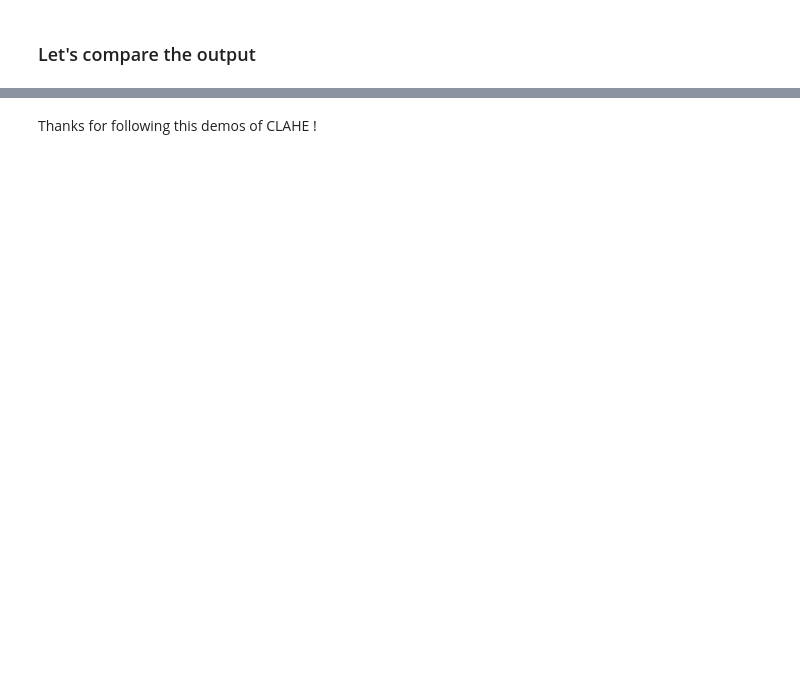
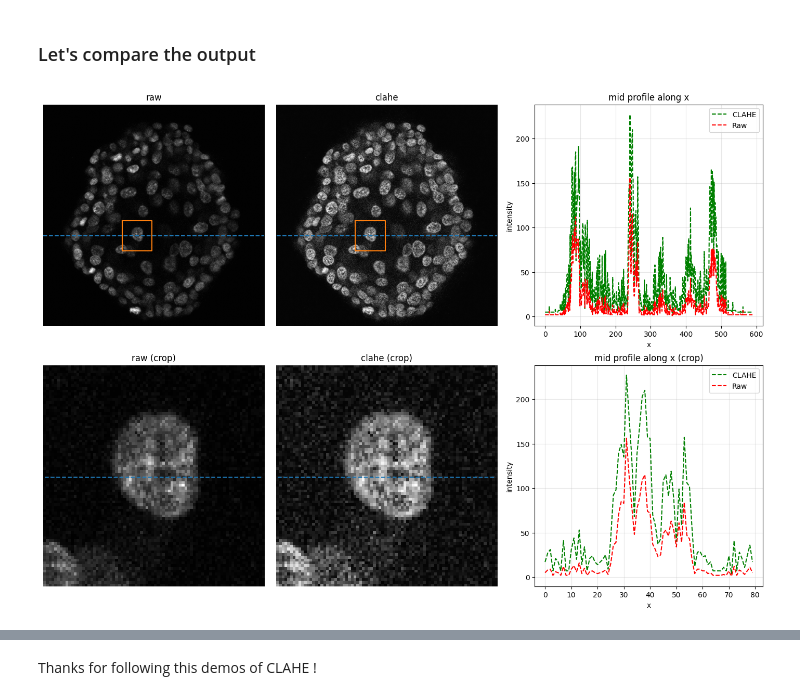
Before and after one commit to clEsperanto/pyclesperanto, a Jupyter notebook: demos/examples/clahe_intensity_correction.ipynb, the cells around one changed output, grey strips where cells are left out. Drawn from its saved outputs; the diff is of its cells as text; code cells hidden in the pictures; blank space fills up the shorter version.

```diff
--- a/demos/examples/clahe_intensity_correction.ipynb
+++ b/demos/examples/clahe_intensity_correction.ipynb
@@ -55,3 +67,75 @@ Type:      function
 results_gpu = cle.clahe(raw, tile_size=8, clip_limit=0.01)
 # %% [markdown]
 ### Let's compare the output
+# %%
+result = results_gpu.get()
+
+radius = 40
+corner = [350, 250]
+crop_raw = raw[np.shape(raw)[0]//2, corner[0]-radius:corner[0]+radius, corner[1]-radius:corner[1]+radius]
+crop_res = result[np.shape(raw)[0]//2, corner[0]-radius:corner[0]+radius, corner[1]-radius:corner[1]+radius]
+
+profile_raw = raw[np.shape(raw)[0]//2, 350, :]
+profile_pro = result[np.shape(raw)[0]//2, 350, :]
+profile_raw_crop = crop_raw[crop_raw.shape[0]//2, :]
+profile_pro_crop = crop_res[crop_res.shape[0]//2, :]
+
+fig, axs = plt.subplots(2, 3, figsize=(14, 10), constrained_layout=True)
+
+axs[0, 0].imshow(raw[np.shape(raw)[0]//2], cmap="gray")
+axs[0, 0].set_title("raw")
+axs[0, 0].set_axis_off()
+axs[0, 0].plot([0, raw.shape[2]-1],[350, 350], "--")
+axs[0, 0].plot([corner[1]-radius, corner[1]+radius, corner[1]+radius, corner[1]-radius, corner[1]-radius],
+               [corner[0]-radius, corner[0]-radius, corner[0]+radius, corner[0]+radius, corner[0]-radius])
+
+axs[0, 1].imshow(result[halfz], cmap="gray")
+axs[0, 1].set_title("clahe")
+axs[0, 1].set_axis_off()
+axs[0, 1].plot([0, result.shape[2]-1],[350, 350], "--")
+axs[0, 1].plot([corner[1]-radius, corner[1]+radius, corner[1]+radius, corner[1]-radius, corner[1]-radius],
+               [corner[0]-radius, corner[0]-radius, corner[0]+radius, corner[0]+radius, corner[0]-radius])
+
+x_full = np.arange(profile_pro.size)
+axs[0, 2].plot(x_full, profile_pro, "--", color="g", label="CLAHE")
+axs[0, 2].plot(x_full, profile_raw, "--", color="r", label="Raw")
+axs[0, 2].set_title("mid profile along x")
+axs[0, 2].set_xlabel("x")
+axs[0, 2].set_ylabel("intensity")
+axs[0, 2].grid(alpha=0.3)
+axs[0, 2].legend(frameon=True)
+
+axs[1, 0].imshow(crop_raw, cmap="gray")
+axs[1, 0].set_title("raw (crop)")
+axs[1, 0].set_axis_off()
+axs[1, 0].plot([0, crop_raw.shape[1]-1],[crop_raw.shape[0]//2, crop_raw.shape[0]//2], "--")
+
+axs[1, 1].imshow(crop_res, cmap="gray")
+axs[1, 1].set_title("clahe (crop)")
+axs[1, 1].set_axis_off()
+axs[1, 1].plot([0, crop_res.shape[1]-1],[crop_res.shape[0]//2, crop_res.shape[0]//2], "--")
+
+x_crop = np.arange(profile_pro_crop.size)
+axs[1, 2].plot(x_crop, profile_pro_crop, "--", color="g", label="CLAHE")
+axs[1, 2].plot(x_crop, profile_raw_crop, "--", color="r", label="Raw")
+axs[1, 2].set_title("mid profile along x (crop)")
+axs[1, 2].set_xlabel("x")
+axs[1, 2].set_ylabel("intensity")
+axs[1, 2].grid(alpha=0.3)
+axs[1, 2].legend(frameon=True)
+
+ymin = np.nanmin([
+    np.nanmin(profile_pro), np.nanmin(profile_raw),
+    np.nanmin(profile_pro_crop), np.nanmin(profile_raw_crop)
+])
+ymax = np.nanmax([
+    np.nanmax(profile_pro), np.nanmax(profile_raw),
+    np.nanmax(profile_pro_crop), np.nanmax(profile_raw_crop)
+])
+pad = 0.05 * (ymax - ymin) if ymax > ymin else 1.0
+for ax in (axs[0, 2], axs[1, 2]):
+    ax.set_ylim(ymin - pad, ymax + pad)
+
+plt.show()
+# %% [output]
+[figure, added]
```
Also changed, not shown: parts of 6 cells of this notebook, 17 other files.
